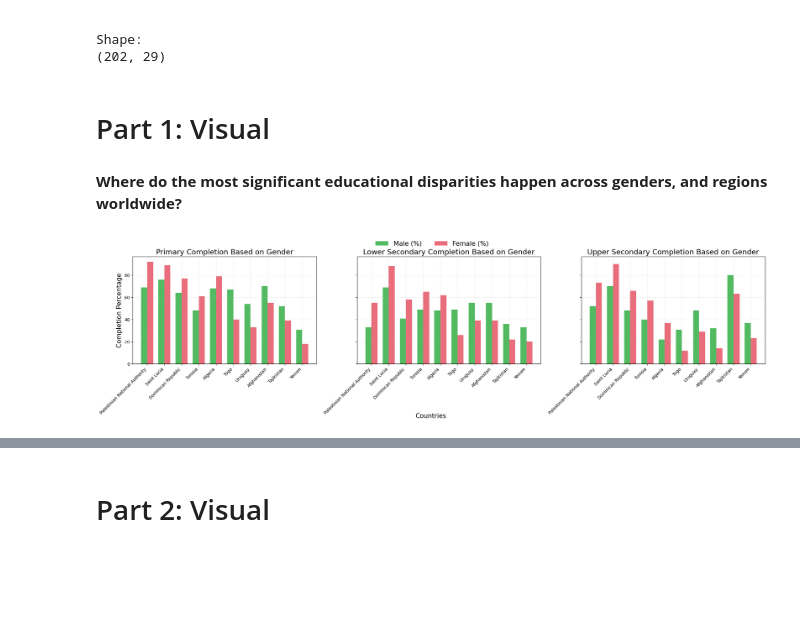
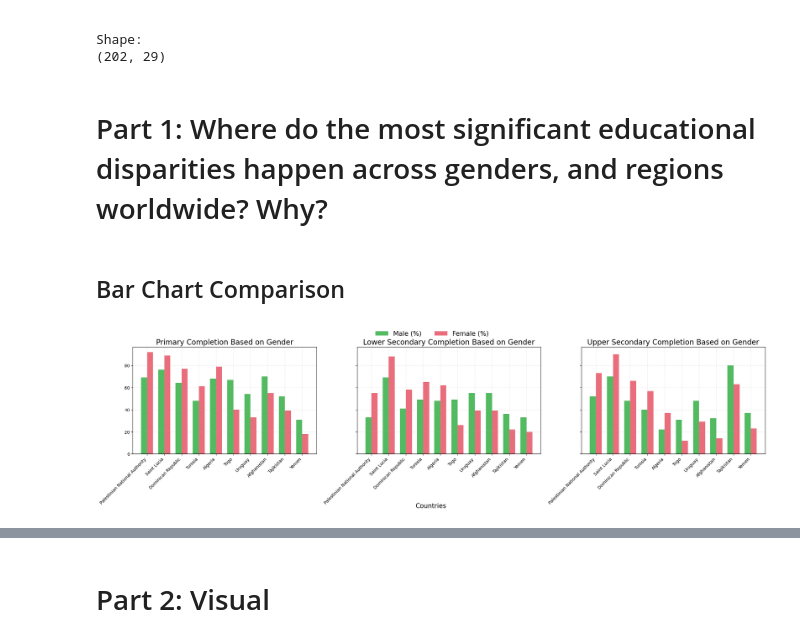
Before and after one commit to dagonzalezcolme/Educational-Gap-in-US, a Jupyter notebook: visualizations_code/World_Education_Project.ipynb, the cells around one changed output, grey strips where cells are left out. Drawn from its saved outputs; the diff is of its cells as text; code cells hidden in the pictures; blank space fills up the shorter version.

```diff
--- a/visualizations_code/World_Education_Project.ipynb
+++ b/visualizations_code/World_Education_Project.ipynb
@@ -111,10 +113,10 @@ Shape:
 # %%
 df = df_clean.copy()
 df = df.rename(columns={"Country": "ADMIN"})
-# %% [markdown]
-# Part 1: Visual
 # %% [markdown]
-**Where do the most significant educational disparities happen across genders, and regions worldwide?**
+# Part 1: Where do the most significant educational disparities happen across genders, and regions worldwide? Why?
+# %% [markdown]
+## Bar Chart Comparison
 # %%
 colors = {'Male': '#52BA60', 'Female': '#EA6D7C'}
 
@@ -143,33 +145,32 @@ for ax, (gap_col, title) in zip(axes, gap_columns):
     # computing gap to select extremes
     df_plot['Gap'] = df_plot[male_col] - df_plot[female_col]
 
     best_5 = df_plot.nsmallest(5, 'Gap')   # female advantage
     worst_5 = df_plot.nlargest(5, 'Gap')   # male advantage
     combined = pd.concat([best_5, worst_5])
 
     n = len(combined)
     ind = np.arange(n)
     width = 0.35
 
     # Grouped bar chart
     ax.bar(ind - width/2, combined[male_col], width, color=colors['Male'], label='Male (%)')
     ax.bar(ind + width/2, combined[female_col], width, color=colors['Female'], label='Female (%)')
 
     # labels, ticks, title
     ax.set_xticks(ind)
     ax.set_xticklabels(combined.index, rotation=45, ha='right')
     ax.set_title(title, size=17)
     ax.grid(True, linestyle='--', alpha=0.3)
 
 # yaxis label for the first subplot only
-axes[0].set_ylabel("Completion Percentage", size=15)
+# axes[0].set_ylabel("Completion Percentage", size=15)
 fig.text(0.5, 0.01, 'Countries', ha='center', fontsize=15)
 
 fig.legend(['Male (%)', 'Female (%)'], loc='upper center', ncol=2, frameon=False, fontsize=15)
 
 plt.tight_layout(rect=[0, 0, 1, 0.95])  # leave space for the legend
 
-plt.savefig("images_visuals/Gender_Gap_Education____part1.png", dpi=300)
 plt.show()
 # %% [output]
-[figure, old version]
+[figure, new version]
```
Also changed, not shown: parts of 17 cells of this notebook.
